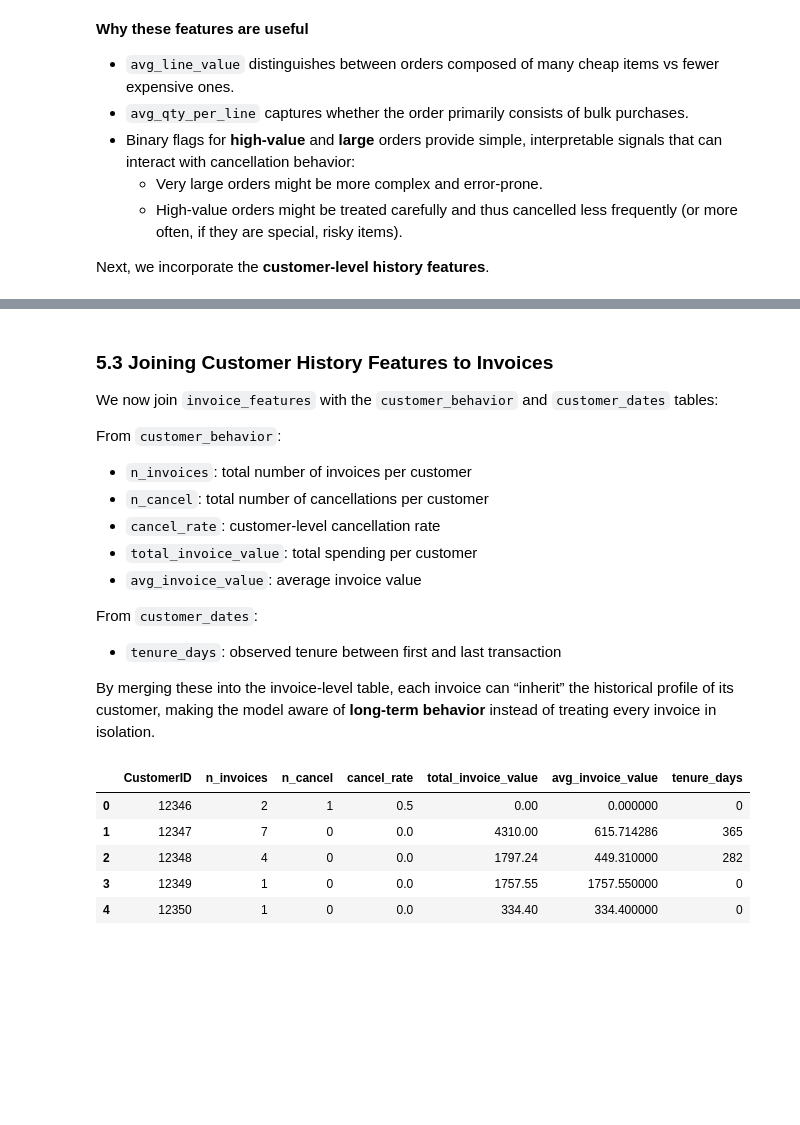
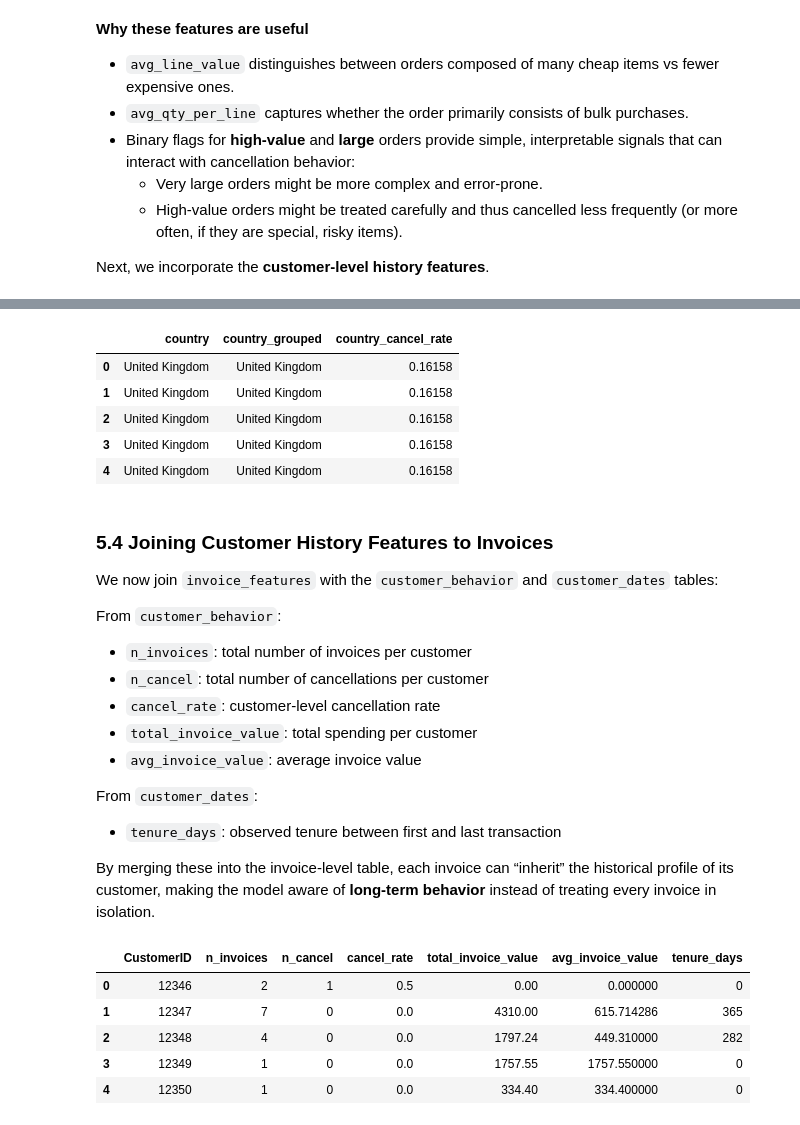
Before and after one commit to jz024/online_retail, a Jupyter notebook: final_project_ver2.ipynb, the cells around one changed output, grey strips where cells are left out. Cells and saved outputs as stored; diff of their text form; code cells hidden in the pictures; blank space fills up the shorter version.

```diff
--- a/final_project_ver2.ipynb
+++ b/final_project_ver2.ipynb
@@ -1071,5 +1157,42 @@ Next, we incorporate the **customer-level history features**.
+# %%
+# Compute invoice counts by country (needed for grouping major countries)
+invoice_by_country = (
+    invoice_df.groupby("country")["InvoiceNo"]
+    .nunique()
+    .reset_index(name="n_invoices")
+    .sort_values("n_invoices", ascending=False)
+)
+
+# Identify major countries (top 5 by invoice volume)
+major_countries = (
+    invoice_by_country.head(5)["country"].tolist()
+)
+
+# Group country into major categories vs "Other"
+invoice_features["country_grouped"] = invoice_features["country"].apply(
+    lambda c: c if c in major_countries else "Other"
+)
+
+# Compute country-level cancellation rate
+country_cancel_rate = (
+    invoice_df.groupby("country")["is_cancel"].mean()
+)
+
+# Target encoded feature
+invoice_features["country_cancel_rate"] = (
+    invoice_features["country"].map(country_cancel_rate)
+)
+
+invoice_features[["country", "country_grouped", "country_cancel_rate"]].head()
+# %% [output]
+|  | country | country_grouped | country_cancel_rate |
+| 0 | United Kingdom | United Kingdom | 0.16158 |
+| 1 | United Kingdom | United Kingdom | 0.16158 |
+| 2 | United Kingdom | United Kingdom | 0.16158 |
+| 3 | United Kingdom | United Kingdom | 0.16158 |
+| 4 | United Kingdom | United Kingdom | 0.16158 |
 # %% [markdown]
-### 5.3 Joining Customer History Features to Invoices
+### 5.4 Joining Customer History Features to Invoices
 
 We now join `invoice_features` with the `customer_behavior` and `customer_dates` tables:
 
```
Also changed, not shown: parts of 24 cells of this notebook.
